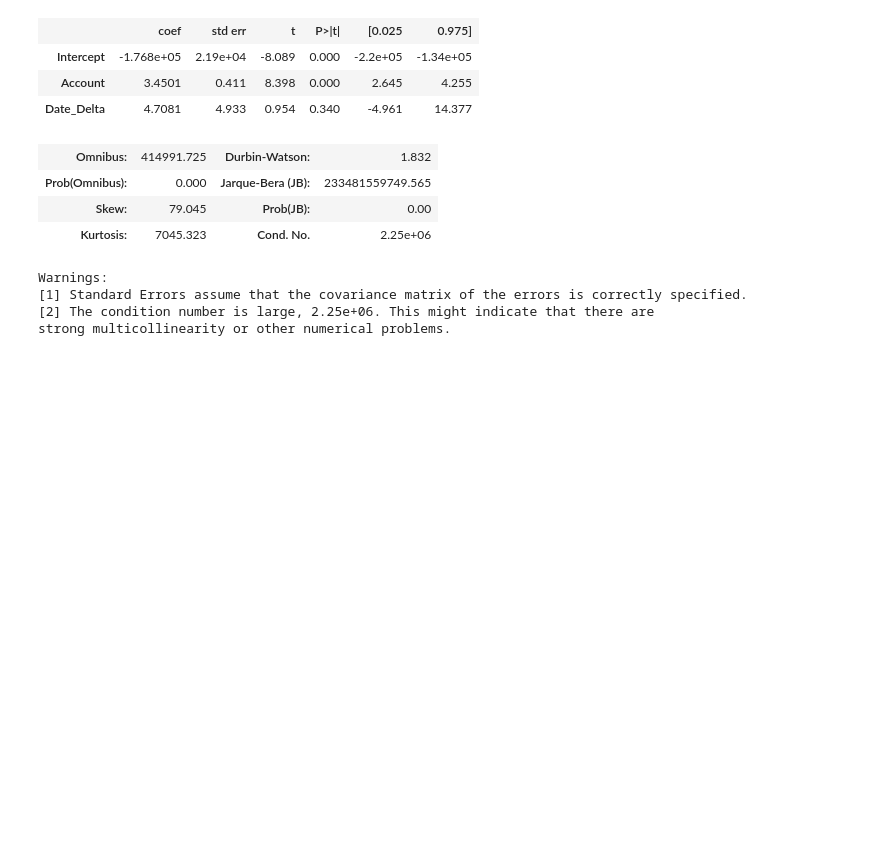
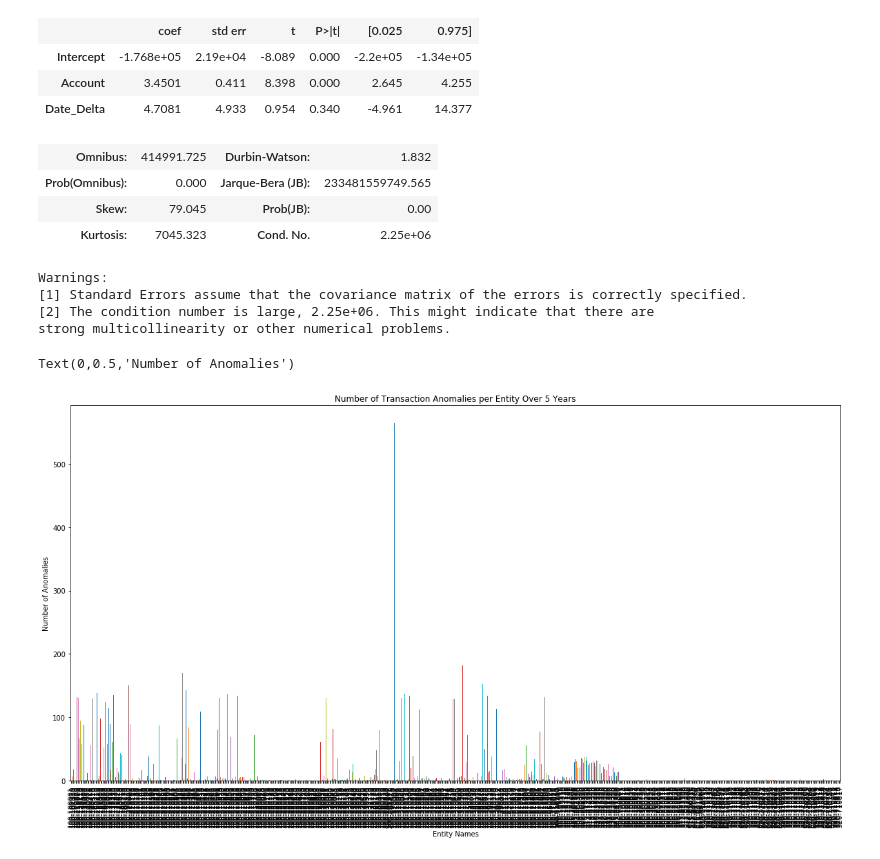
Before and after one commit to UNCG-CSE/Guilford_Financial, a Jupyter notebook: src/Trans2Regression.ipynb, the cells around one changed output. Saved outputs shown, nothing was run; the diff lists cells and outputs as text; code cells hidden in the pictures; blank space fills up the shorter version.

```diff
--- a/src/Trans2Regression.ipynb
+++ b/src/Trans2Regression.ipynb
@@ -156,3 +141,26 @@ Warnings:
 [1] Standard Errors assume that the covariance matrix of the errors is correctly specified.
 [2] The condition number is large, 2.25e+06. This might indicate that there are
 strong multicollinearity or other numerical problems.
+# %%
+trans_group = data.groupby(by=["Entity"])
+transentlist = []
+for Entity, group in trans_group:
+    transAnomalyCount = 0
+    i = 0
+    for amt in group.Amount:
+        if ((amt - group.Amount.mean()) > 3 * group.Amount.std()):
+            transAnomalyCount += 1
+    #print dept
+    #print expAnomalyCount
+    x = Entity, transAnomalyCount
+    transentlist.append(x)
+
+transAnom = pd.Series()
+for y in transentlist:
+    transAnom.set_value(y[0],y[1])
+ta = transAnom.plot(kind='bar', figsize=(20,10), title = 'Number of Transaction Anomalies per Entity Over 5 Years')
+ta.set_xlabel("Entity Names")
+ta.set_ylabel("Number of Anomalies")
+# %% [output]
+Text(0,0.5,'Number of Anomalies')
+[figure, added]
```
Also changed, not shown: parts of 1 cell of this notebook, 1 other file.
